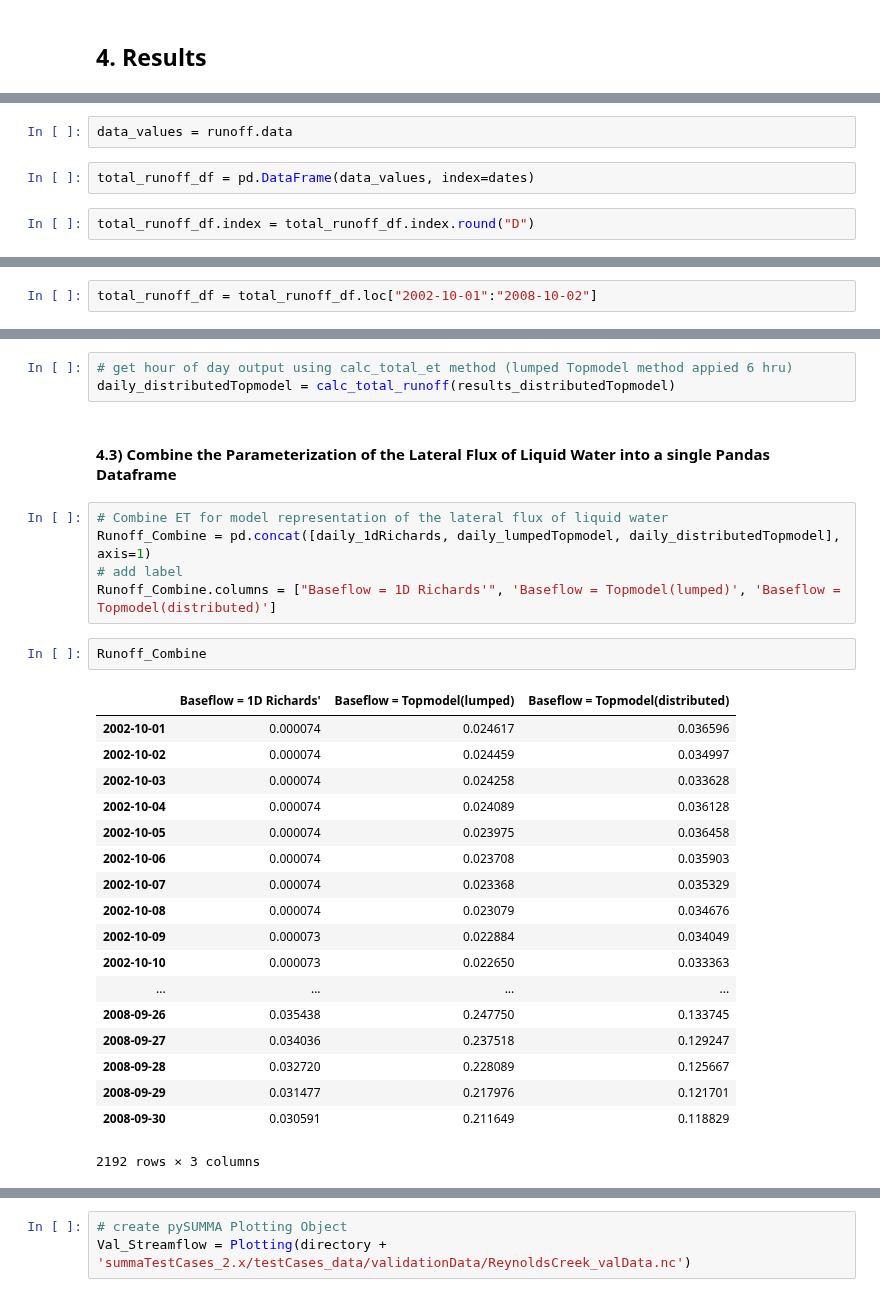
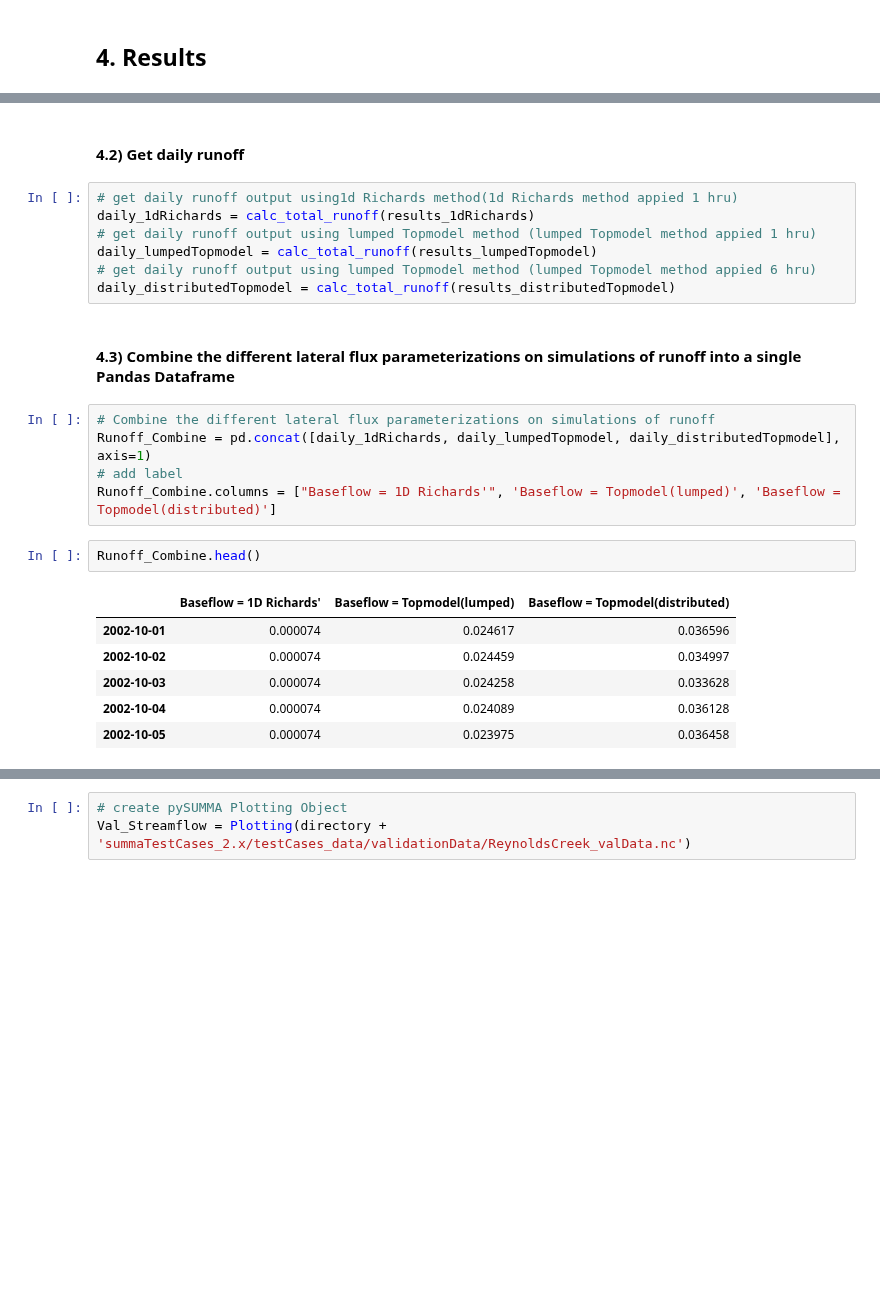
Before and after one commit to UW-Hydro/pysumma, a Jupyter notebook: notebooks/pySUMMA_Demo_Example_Fig9_Docker_develop_ver.ipynb, the cells around one changed output, grey strips where cells are left out. Saved outputs shown, nothing was run; the diff lists cells and outputs as text; blank space fills up the shorter version.

```diff
--- a/notebooks/pySUMMA_Demo_Example_Fig9_Docker_develop_ver.ipynb
+++ b/notebooks/pySUMMA_Demo_Example_Fig9_Docker_develop_ver.ipynb
@@ -339,6 +288,0 @@ dates = runoff.coords['time'].data
-# %%
-data_values = runoff.data
-# %%
-total_runoff_df = pd.DataFrame(data_values, index=dates)
-# %%
-total_runoff_df.index = total_runoff_df.index.round("D")
@@ -356,2 +288,0 @@ DatetimeIndex(['2002-07-01', '2002-07-01', '2002-07-01', '2002-07-01',
-# %%
-total_runoff_df = total_runoff_df.loc["2002-10-01":"2008-10-02"]
@@ -428,32 +307,26 @@ daily_lumpedTopmodel = calc_total_runoff(results_lumpedTopmodel)
-# %%
-# get hour of day output using calc_total_et method (lumped Topmodel method appied 6 hru)
-daily_distributedTopmodel = calc_total_runoff(results_distributedTopmodel)
+# %% [markdown]
+#### 4.2) Get daily runoff
+# %%
+# get daily runoff output using1d Richards method(1d Richards method appied 1 hru)
+daily_1dRichards = calc_total_runoff(results_1dRichards)
+# get daily runoff output using lumped Topmodel method (lumped Topmodel method appied 1 hru)
+daily_lumpedTopmodel = calc_total_runoff(results_lumpedTopmodel)
+# get daily runoff output using lumped Topmodel method (lumped Topmodel method appied 6 hru)
+daily_distributedTopmodel = calc_total_runoff(results_distributedTopmodel)
 # %% [markdown]
-#### 4.3) Combine the Parameterization of the Lateral Flux of Liquid Water into a single Pandas Dataframe
+#### 4.3) Combine the different lateral flux parameterizations on simulations of runoff into a single Pandas Dataframe
 # %%
-# Combine ET for model representation of the lateral flux of liquid water
+# Combine the different lateral flux parameterizations on simulations of runoff
 Runoff_Combine = pd.concat([daily_1dRichards, daily_lumpedTopmodel, daily_distributedTopmodel], axis=1)
 # add label
 Runoff_Combine.columns = ["Baseflow = 1D Richards'", 'Baseflow = Topmodel(lumped)', 'Baseflow = Topmodel(distributed)']
 # %%
-Runoff_Combine
+Runoff_Combine.head()
 # %% [output]
 |  | Baseflow = 1D Richards' | Baseflow = Topmodel(lumped) | Baseflow = Topmodel(distributed) |
 | 2002-10-01 | 0.000074 | 0.024617 | 0.036596 |
 | 2002-10-02 | 0.000074 | 0.024459 | 0.034997 |
 | 2002-10-03 | 0.000074 | 0.024258 | 0.033628 |
 | 2002-10-04 | 0.000074 | 0.024089 | 0.036128 |
 | 2002-10-05 | 0.000074 | 0.023975 | 0.036458 |
-| 2002-10-06 | 0.000074 | 0.023708 | 0.035903 |
-| 2002-10-07 | 0.000074 | 0.023368 | 0.035329 |
-| 2002-10-08 | 0.000074 | 0.023079 | 0.034676 |
-| 2002-10-09 | 0.000073 | 0.022884 | 0.034049 |
-| 2002-10-10 | 0.000073 | 0.022650 | 0.033363 |
-| ... | ... | ... | ... |
-| 2008-09-26 | 0.035438 | 0.247750 | 0.133745 |
-| 2008-09-27 | 0.034036 | 0.237518 | 0.129247 |
-| 2008-09-28 | 0.032720 | 0.228089 | 0.125667 |
-| 2008-09-29 | 0.031477 | 0.217976 | 0.121701 |
-| 2008-09-30 | 0.030591 | 0.211649 | 0.118829 |
-2192 rows × 3 columns
 # %% [markdown]
```
Also changed, not shown: parts of 41 cells of this notebook, 1 other file.
